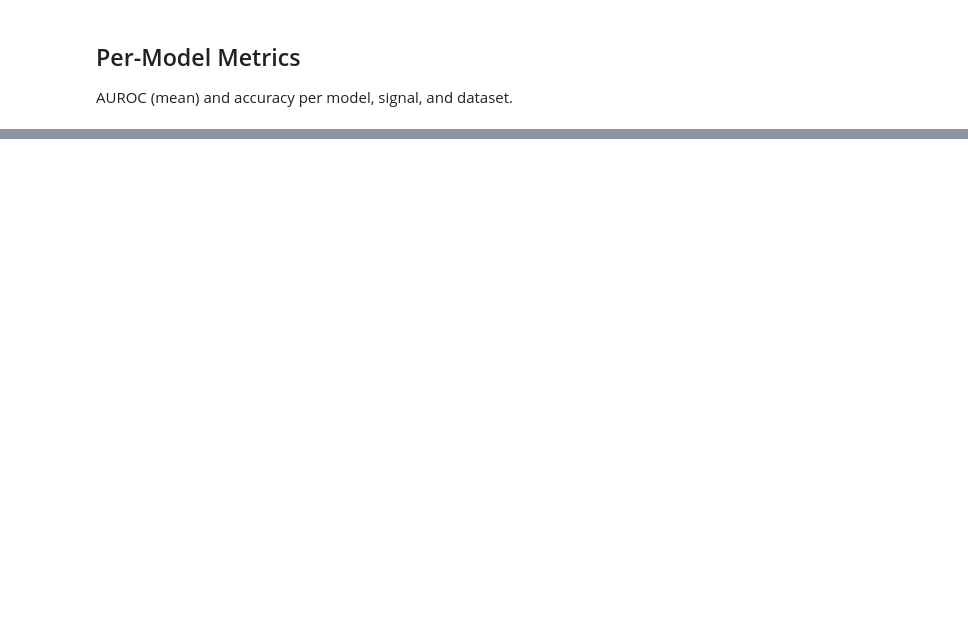
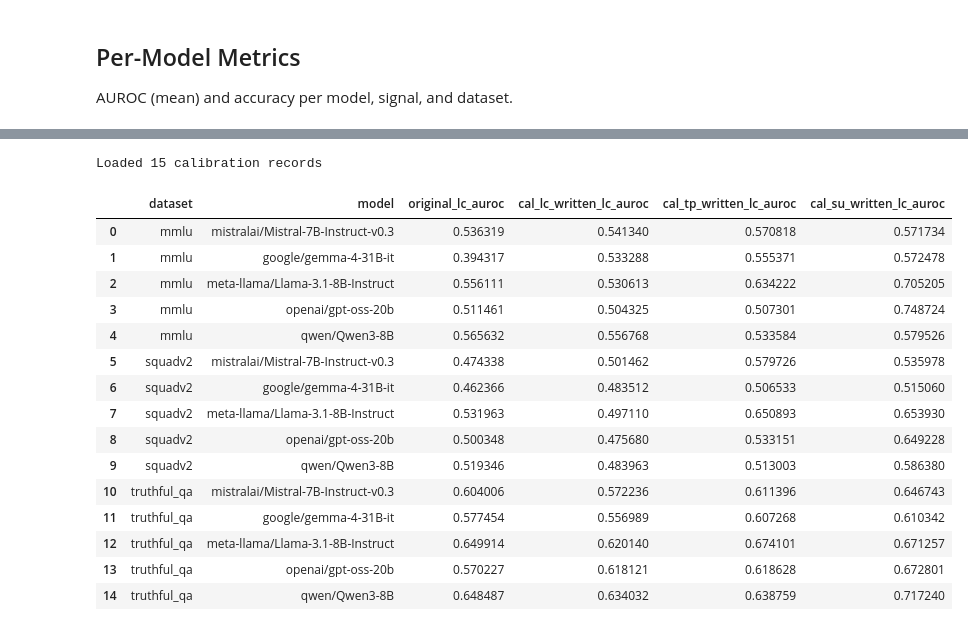
Before and after one commit to Ivan-Yeh/lm-confidence-evaluation-harness, a Jupyter notebook: paper_materials/tab_signal_auroc.ipynb, the cells around one changed output, grey strips where cells are left out. Saved outputs shown, nothing was run; the diff lists cells and outputs as text; code cells hidden in the pictures; blank space fills up the shorter version.

```diff
--- a/paper_materials/tab_signal_auroc.ipynb
+++ b/paper_materials/tab_signal_auroc.ipynb
@@ -284,0 +287,50 @@ per_model_df.round(3)
+# %%
+CAL_DIR = '/hdd/ivny/direct_qa_in_domain_calibration'
+EXCLUDE_MODELS = {"gpt-oss-120b", "Qwen3-235B-A22B-Instruct-2507-tput"}
+
+cal_records = []
+for dataset in DATASETS:
+    ds_path = os.path.join(CAL_DIR, dataset)
+    if not os.path.isdir(ds_path):
+        continue
+    for org in os.listdir(ds_path):
+        org_path = os.path.join(ds_path, org)
+        if not os.path.isdir(org_path):
+            continue
+        for model in os.listdir(org_path):
+            if model in EXCLUDE_MODELS:
+                continue
+            csv_path = os.path.join(org_path, model, 'calibration_performance.csv')
+            if not os.path.exists(csv_path):
+                continue
+            perf = pd.read_csv(csv_path, index_col='metric')['value']
+            cal_records.append({
+                'dataset': dataset,
+                'model': f'{org}/{model}',
+                'original_lc_auroc': perf.get('original_lc_auroc_mean', np.nan),
+                'cal_lc_written_lc_auroc': perf.get('calibrated_lc_rewritten_lc_auroc_mean', np.nan),
+                'cal_tp_written_lc_auroc': perf.get('calibrated_tp_rewritten_lc_auroc_mean', np.nan),
+                'cal_su_written_lc_auroc': perf.get('calibrated_su_rewritten_lc_auroc_mean', np.nan),
+            })
+
+df_cal = pd.DataFrame(cal_records)
+print(f'Loaded {len(df_cal)} calibration records')
+df_cal
+# %% [output]
+Loaded 15 calibration records
+|  | dataset | model | original_lc_auroc | cal_lc_written_lc_auroc | cal_tp_written_lc_auroc | cal_su_written_lc_auroc |
+| 0 | mmlu | mistralai/Mistral-7B-Instruct-v0.3 | 0.536319 | 0.541340 | 0.570818 | 0.571734 |
+| 1 | mmlu | google/gemma-4-31B-it | 0.394317 | 0.533288 | 0.555371 | 0.572478 |
+| 2 | mmlu | meta-llama/Llama-3.1-8B-Instruct | 0.556111 | 0.530613 | 0.634222 | 0.705205 |
+| 3 | mmlu | openai/gpt-oss-20b | 0.511461 | 0.504325 | 0.507301 | 0.748724 |
+| 4 | mmlu | qwen/Qwen3-8B | 0.565632 | 0.556768 | 0.533584 | 0.579526 |
+| 5 | squadv2 | mistralai/Mistral-7B-Instruct-v0.3 | 0.474338 | 0.501462 | 0.579726 | 0.535978 |
+| 6 | squadv2 | google/gemma-4-31B-it | 0.462366 | 0.483512 | 0.506533 | 0.515060 |
+| 7 | squadv2 | meta-llama/Llama-3.1-8B-Instruct | 0.531963 | 0.497110 | 0.650893 | 0.653930 |
+| 8 | squadv2 | openai/gpt-oss-20b | 0.500348 | 0.475680 | 0.533151 | 0.649228 |
+| 9 | squadv2 | qwen/Qwen3-8B | 0.519346 | 0.483963 | 0.513003 | 0.586380 |
+| 10 | truthful_qa | mistralai/Mistral-7B-Instruct-v0.3 | 0.604006 | 0.572236 | 0.611396 | 0.646743 |
+| 11 | truthful_qa | google/gemma-4-31B-it | 0.577454 | 0.556989 | 0.607268 | 0.610342 |
+| 12 | truthful_qa | meta-llama/Llama-3.1-8B-Instruct | 0.649914 | 0.620140 | 0.674101 | 0.671257 |
+| 13 | truthful_qa | openai/gpt-oss-20b | 0.570227 | 0.618121 | 0.618628 | 0.672801 |
+| 14 | truthful_qa | qwen/Qwen3-8B | 0.648487 | 0.634032 | 0.638759 | 0.717240 |
```
Also changed, not shown: parts of 6 cells of this notebook, 6 other files.
